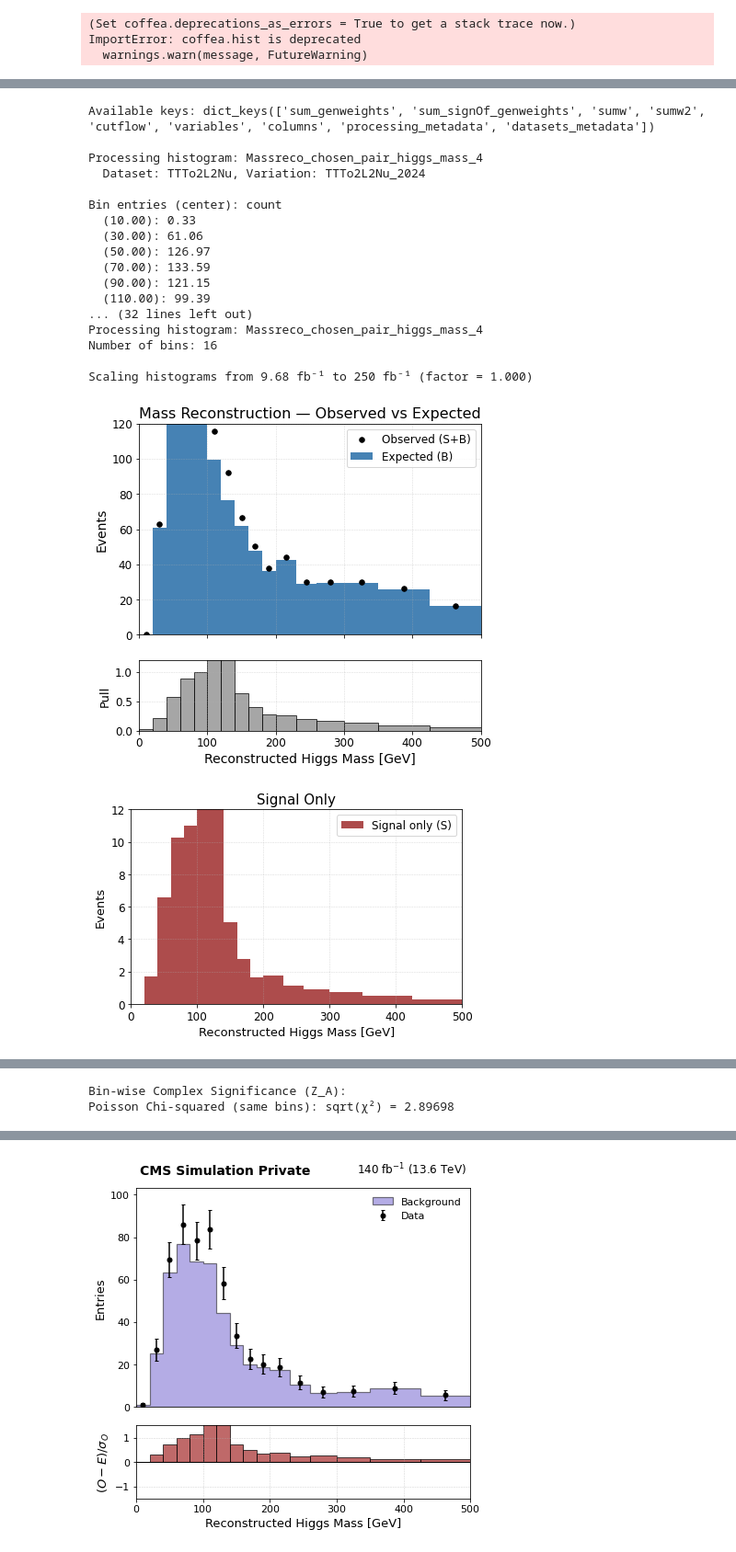
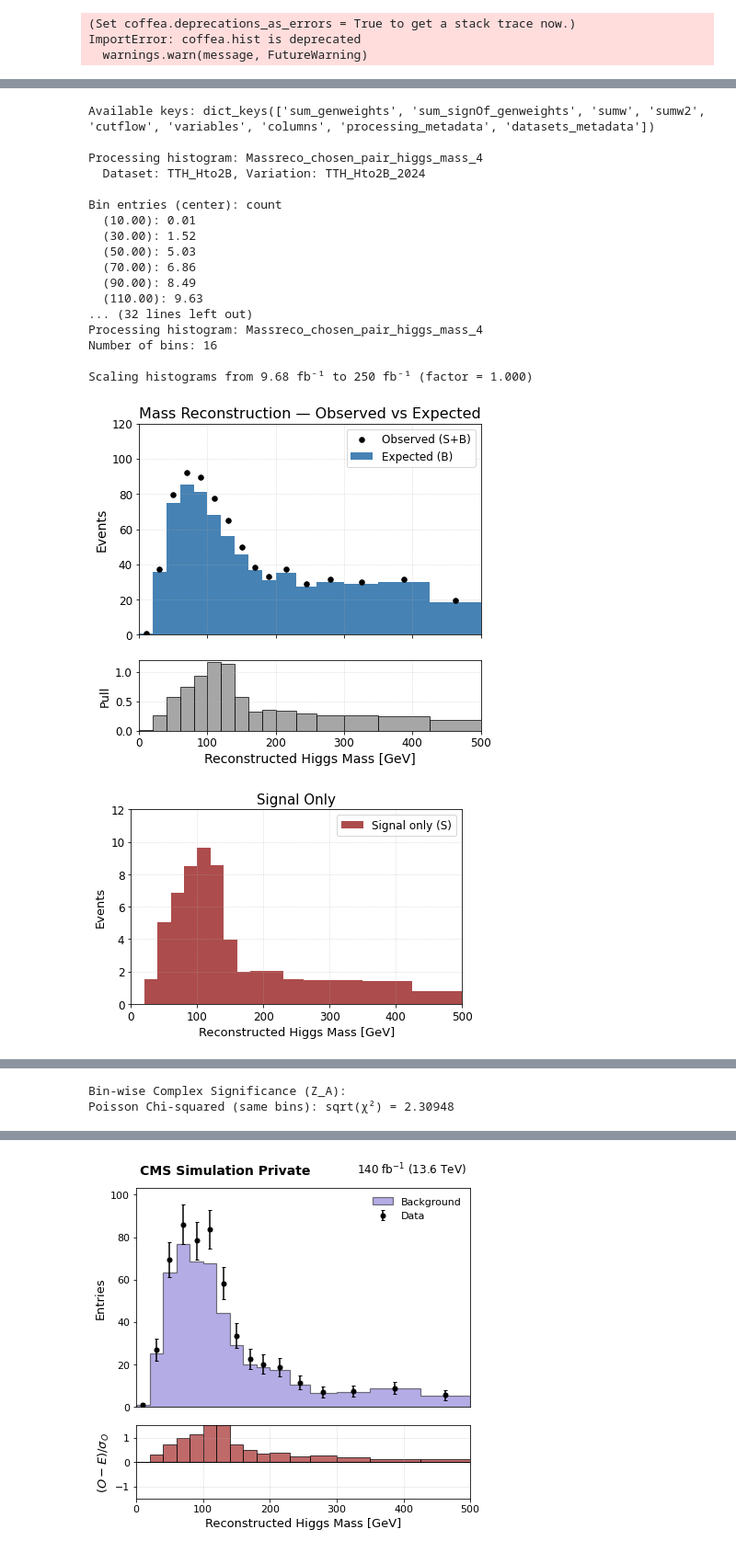
Before and after one commit to piosifid/ttHbb-dilepton-massreco, a Jupyter notebook: PseudoSignificance.ipynb, the cells around one changed output, grey strips where cells are left out. Shown at 92% size. Saved outputs shown, nothing was run; the diff lists cells and outputs as text; code cells hidden in the pictures.

```diff
--- a/PseudoSignificance.ipynb
+++ b/PseudoSignificance.ipynb
@@ -376,7 +377,7 @@ import numpy as np
 import matplotlib.pyplot as plt
 import coffea.hist as chist
 
-hist_data = load("/eos/home-i04/p/piosifid/PocketCoffea/ANN_newCoffea/DATA_MassReco/22May_bkg_test/output_all.coffea")
+hist_data = load("16_Aug_Sig_Bkg/output_all.coffea")
 print("Available keys:", hist_data.keys())
 
 variables = hist_data.get("variables", {})
@@ -602,39 +603,39 @@ if hist_name in variables:
             M = S + B  # Asimov data
             mu = B
 
             if mu > 0 and M > 0:
               Z = 2 * (mu - M + M * np.log(M / mu))
               chi2_poisson += Z
             elif M == 0:
               Z = 2 * mu
               chi2_poisson += Z
             else:
               Z = 0  # Avoid invalid values
 
 
         s = np.sqrt(chi2_poisson)
 
         print(f"Poisson Chi-squared (same bins): sqrt(χ²) = {s:.5f}")
 
 else:
     print(f"Histogram '{hist_name}' not found in variables.")
 # %% [output]
 Available keys: dict_keys(['sum_genweights', 'sum_signOf_genweights', 'sumw', 'sumw2', 'cutflow', 'variables', 'columns', 'processing_metadata', 'datasets_metadata'])
 
 Processing histogram: Massreco_chosen_pair_higgs_mass_4
-  Dataset: TTTo2L2Nu, Variation: TTTo2L2Nu_2024
+  Dataset: TTH_Hto2B, Variation: TTH_Hto2B_2024
 
 Bin entries (center): count
-  (10.00): 0.33
-  (30.00): 61.06
-  (50.00): 126.97
-  (70.00): 133.59
-  (90.00): 121.15
-  (110.00): 99.39
+  (10.00): 0.01
+  (30.00): 1.52
+  (50.00): 5.03
+  (70.00): 6.86
+  (90.00): 8.49
+  (110.00): 9.63
 ... (32 lines left out)
 Processing histogram: Massreco_chosen_pair_higgs_mass_4
 Number of bins: 16
 
 Scaling histograms from 9.68 fb⁻¹ to 250 fb⁻¹ (factor = 1.000)
-[figure, old version]
+[figure, new version]
-[figure, old version]
+[figure, new version]
@@ -642,2 +643,2 @@ Scaling histograms from 9.68 fb⁻¹ to 250 fb⁻¹ (factor = 1.000)
 Bin-wise Complex Significance (Z_A):
-Poisson Chi-squared (same bins): sqrt(χ²) = 2.89698
+Poisson Chi-squared (same bins): sqrt(χ²) = 2.30948
```
Also changed, not shown: parts of 4 cells of this notebook, 13 other files.
